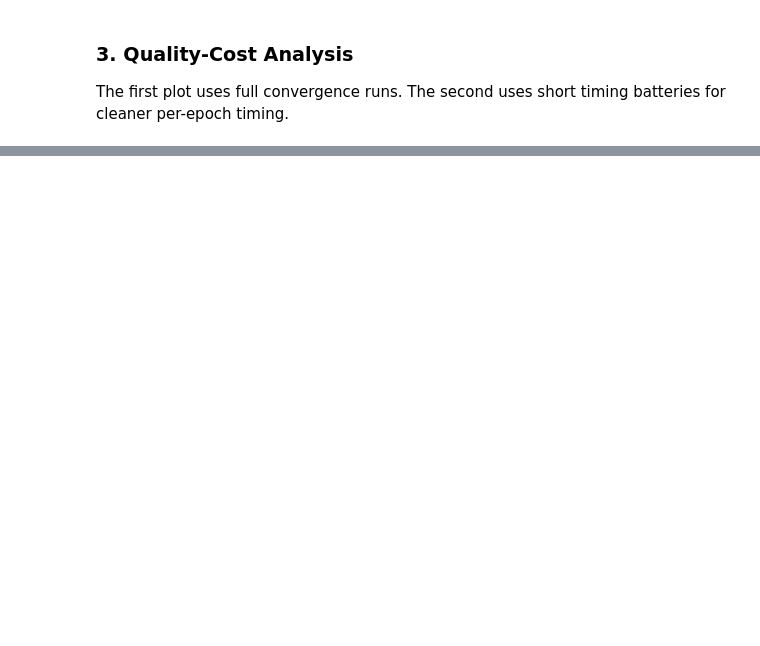
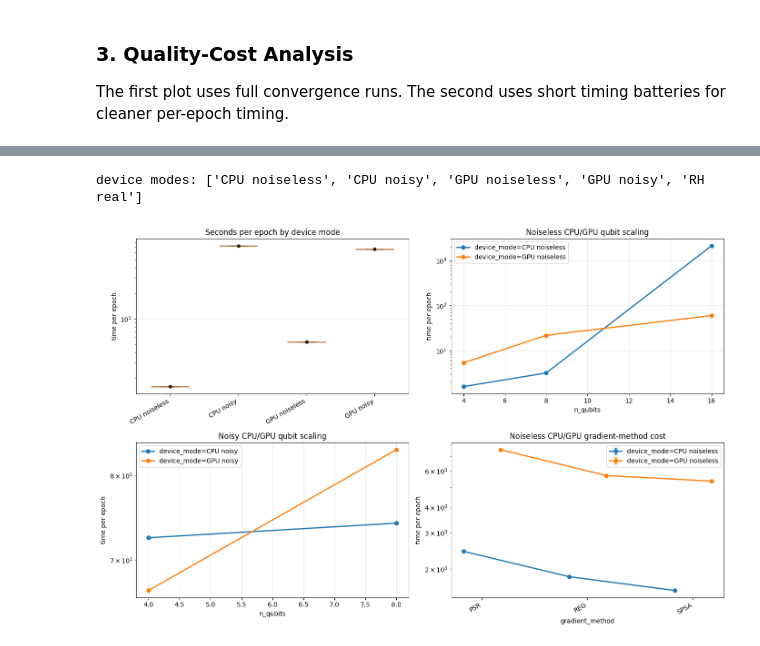
Before and after one commit to bburuta/Qiskit-IBM, a Jupyter notebook: qgan/notebooks/tutorial_experiments.ipynb, the cells around one changed output, grey strips where cells are left out. Drawn from its saved outputs; the diff is of its cells as text; code cells hidden in the pictures; blank space fills up the shorter version.

```diff
--- a/qgan/notebooks/tutorial_experiments.ipynb
+++ b/qgan/notebooks/tutorial_experiments.ipynb
@@ -329,6 +388,14 @@ randomness_filters = {
     "execution_type": "noiseless",
 }
 
+device_time_filters = {
+    "preset": "ang",
+    "gradient_method": "SPSA",
+    "n_qubits": 4,
+    "randomness": 0,
+}
+
 print("gradient comparison runs:", len(filter_results(conv_results, **gradient_filters)))
 print("noise comparison runs:", len(filter_results(conv_results, **noise_filters)))
 print("randomness comparison runs:", len(filter_results(conv_results, **randomness_filters)))
+print("device timing runs:", len(filter_results(timing_results, **device_time_filters)))
@@ -470,0 +581,72 @@ fig.tight_layout()
+# %%
+device_filters = {**device_time_filters, "execution_type": ["noiseless", "noisy", "real"]}
+print("device modes:", unique_values(filter_results(timing_results, **device_filters), "device_mode"))
+
+fig, axes = plt.subplots(2, 2, figsize=(14, 9))
+axes = axes.ravel()
+
+plot_runtime(
+    timing_results,
+    compare_by="device_mode",
+    metric_name="time_per_epoch",
+    filters=device_filters,
+    log_scale=True,
+    ax=axes[0],
+)
+axes[0].set_title("Seconds per epoch by device mode")
+
+plot_metric_by_numeric_field(
+    timing_results,
+    x_field="n_qubits",
+    metric_name="time_per_epoch",
+    line_by="device_mode",
+    filters={
+        "preset": "ang",
+        "implementation": "qml_torch",
+        "execution_type": "noiseless",
+        "gradient_method": "SPSA",
+        "randomness": 0,
+    },
+    ax=axes[1],
+)
+axes[1].set_yscale("log")
+axes[1].set_title("Noiseless CPU/GPU qubit scaling")
+
+plot_metric_by_numeric_field(
+    timing_results,
+    x_field="n_qubits",
+    metric_name="time_per_epoch",
+    line_by="device_mode",
+    filters={
+        "preset": "ang",
+        "implementation": "qml_torch",
+        "execution_type": "noisy",
+        "gradient_method": "SPSA",
+        "randomness": 0,
+    },
+    ax=axes[2],
+)
+axes[2].set_yscale("log")
+axes[2].set_title("Noisy CPU/GPU qubit scaling")
+
+plot_metric_by_category_field(
+    timing_results,
+    x_field="gradient_method",
+    metric_name="time_per_epoch",
+    line_by="device_mode",
+    filters={
+        "preset": "ang",
+        "implementation": "qml_torch",
+        "execution_type": "noiseless",
+        "n_qubits": 4,
+        "randomness": 0,
+    },
+    ax=axes[3],
+)
+axes[3].set_yscale("log")
+axes[3].set_title("Noiseless CPU/GPU gradient-method cost")
+
+fig.tight_layout()
+# %% [output]
+device modes: ['CPU noiseless', 'CPU noisy', 'GPU noiseless', 'GPU noisy', 'RH real']
+[figure, added]
```
Also changed, not shown: parts of 25 cells of this notebook, 4 other files.
